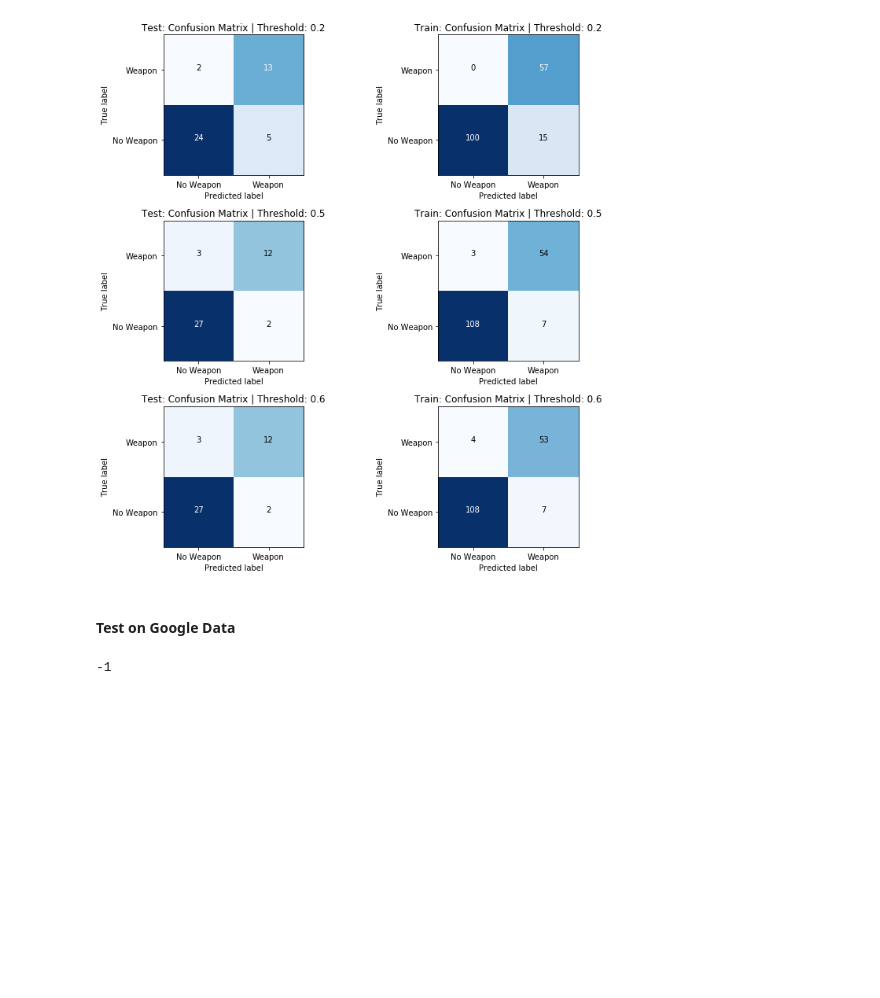
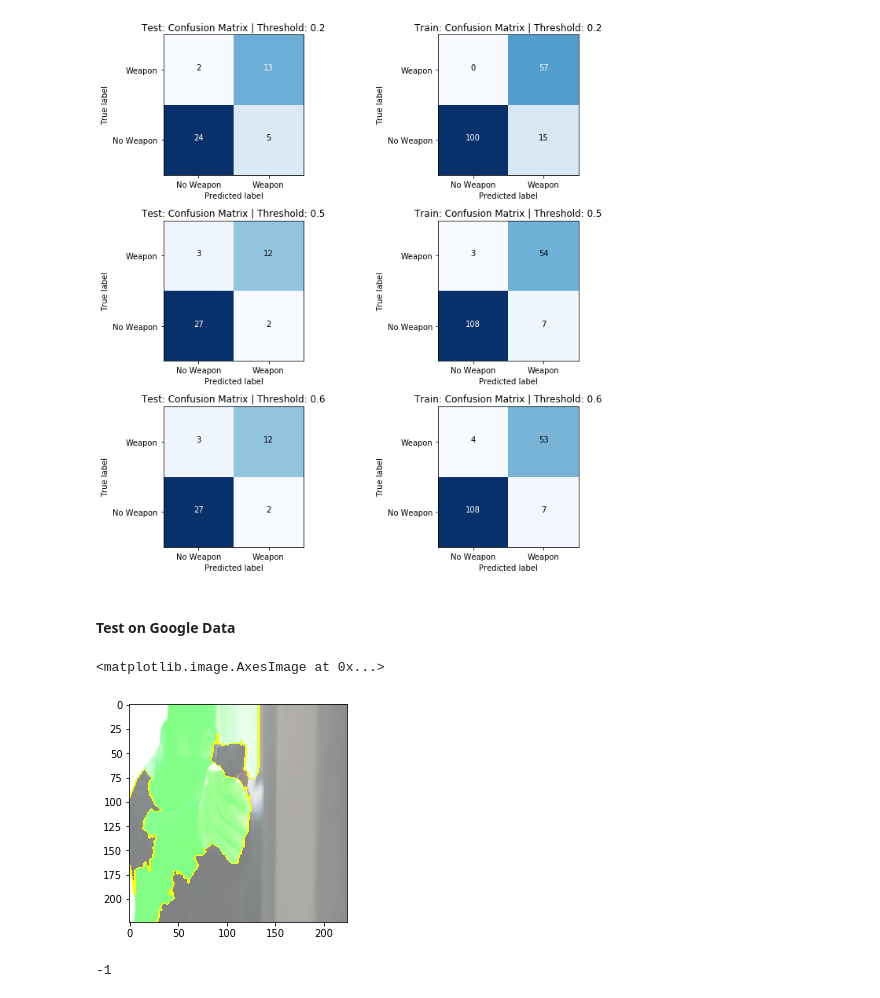
Before and after one commit to HeeebsInc/WeaponDetection, a Jupyter notebook: CNN.ipynb, the cells around one changed output. Drawn from its saved outputs; the diff is of its cells as text; code cells hidden in the pictures; blank space fills up the shorter version.

Commit message:
adding lime code

```diff
--- a/CNN.ipynb
+++ b/CNN.ipynb
@@ -306,2 +308,18 @@ import cv2
+# %%
+normal_model = get_conv_model_normal()
+normal_model.load_weights('../models/CNN-ModelCheckpointWeights.h5')
+img = get_image_value('../Assault_Rifle_722_33.jpg')
+
+explainer = lime_image.LimeImageExplainer()
+
+explanation = explainer.explain_instance(img, normal_model.predict, top_labels = 5, hide_color = 0,
+                                         num_samples = 1000)
+
+temp, mask = explanation.get_image_and_mask(explanation.top_labels[0], positive_only = False,
+                                           num_features = 10, hide_rest = False)
+plt.imshow(mark_boundaries(temp/2 + .5, mask))
+# %% [output]
+<matplotlib.image.AxesImage at 0x...>
+[figure, added]
 # %%
 normal_model = get_conv_model_normal()
```
Also changed, not shown: parts of 7 cells of this notebook, 1 other file.
